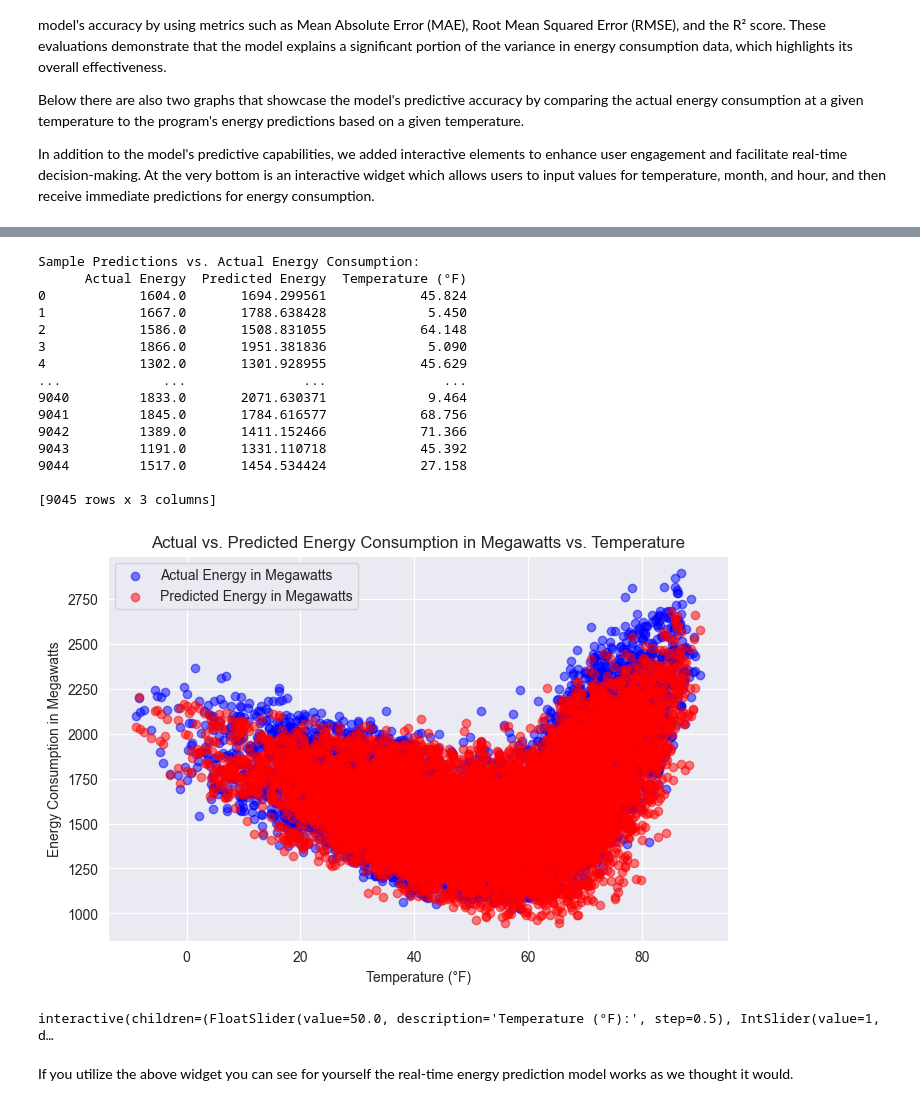
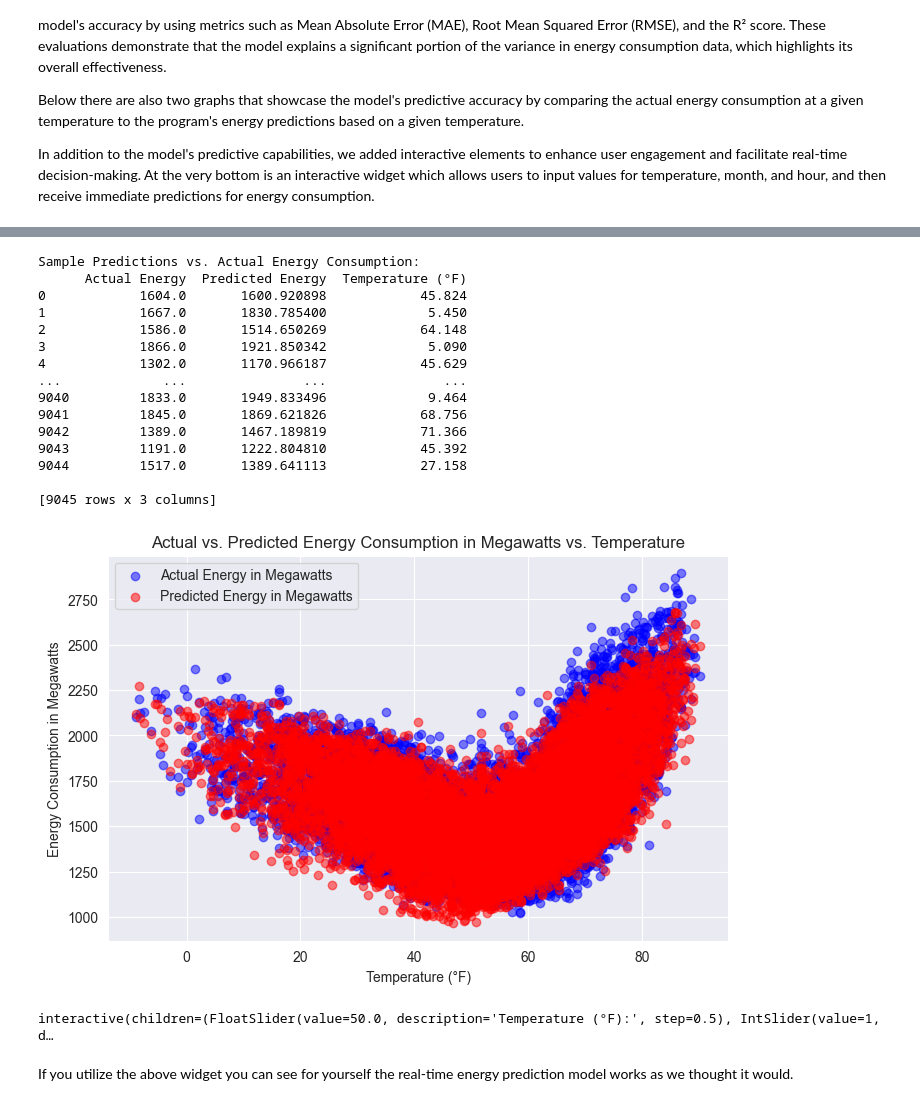
Before and after one commit to Hollyannej/ML_Energy_Consumption, a Jupyter notebook: MLEnergyPrediction.ipynb, the cells around one changed output, grey strips where cells are left out. Cells and saved outputs as stored; diff of their text form; code cells hidden in the pictures.

Commit message:
Changed optimizer from 0.001 to 0.01. Improved performance by 1%.

```diff
--- a/MLEnergyPrediction.ipynb
+++ b/MLEnergyPrediction.ipynb
@@ -491,7 +491,7 @@ if os.path.exists(model_file) and not FORCE_TRAIN:
     print("Model loaded successfully from", model_file)
 else:
     # Set up optimizer and learning rate scheduler
-    optimizer = optim.Adam(model.parameters(), lr=0.001)
+    optimizer = optim.Adam(model.parameters(), lr=0.01)
     scheduler = optim.lr_scheduler.StepLR(optimizer, step_size=10, gamma=0.1)
 
     # Training loop
@@ -669,20 +669,20 @@ The model's RMSE is 135.0679, meaning most errors are within this range.
 [figure]
 Sample Predictions vs. Actual Energy Consumption:
       Actual Energy  Predicted Energy  Temperature (°F)
-0            1604.0       1694.299561            45.824
-1            1667.0       1788.638428             5.450
-2            1586.0       1508.831055            64.148
-3            1866.0       1951.381836             5.090
-4            1302.0       1301.928955            45.629
+0            1604.0       1600.920898            45.824
+1            1667.0       1830.785400             5.450
+2            1586.0       1514.650269            64.148
+3            1866.0       1921.850342             5.090
+4            1302.0       1170.966187            45.629
 ...             ...               ...               ...
-9040         1833.0       2071.630371             9.464
-9041         1845.0       1784.616577            68.756
-9042         1389.0       1411.152466            71.366
-9043         1191.0       1331.110718            45.392
-9044         1517.0       1454.534424            27.158
+9040         1833.0       1949.833496             9.464
+9041         1845.0       1869.621826            68.756
+9042         1389.0       1467.189819            71.366
+9043         1191.0       1222.804810            45.392
+9044         1517.0       1389.641113            27.158
 
 [9045 rows x 3 columns]
-[figure, old version]
+[figure, new version]
 interactive(children=(FloatSlider(value=50.0, description='Temperature (°F):', step=0.5), IntSlider(value=1, d…
 # %% [markdown]
 If you utilize the above widget you can see for yourself the real-time energy prediction model works as we thought it would.
```
Also changed, not shown: parts of 1 cell of this notebook.
